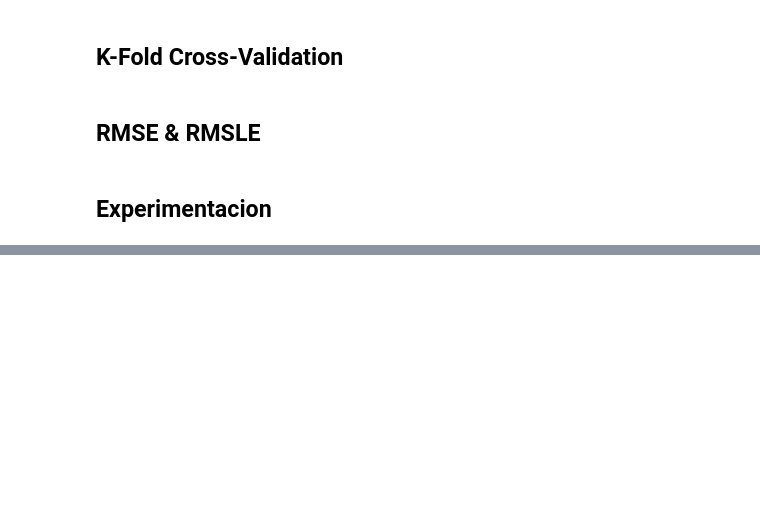
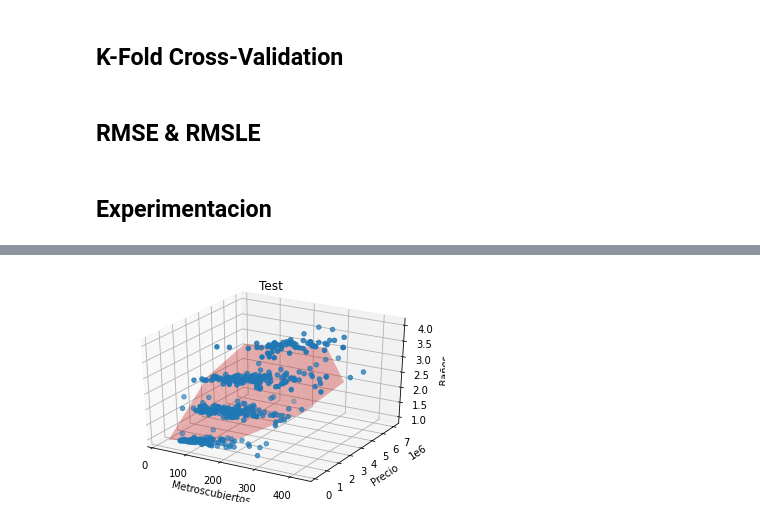
Before and after one commit to brianarrondo/metnum-tp3, a Jupyter notebook: notebooks/Experimentacion.ipynb, the cells around one changed output, grey strips where cells are left out. Drawn from its saved outputs; the diff is of its cells as text; code cells hidden in the pictures; blank space fills up the shorter version.

```diff
--- a/notebooks/Experimentacion.ipynb
+++ b/notebooks/Experimentacion.ipynb
@@ -181,0 +136,28 @@ sns.lineplot(data=df_test, x='metroscubiertos', y='prediction', color='red')
+# %%
+fig = plt.figure()
+ax = plt.axes(projection='3d')
+
+x = df_test[['metroscubiertos', 'banos']].values
+x = x.reshape(len(x), x.shape[1])
+df_test['prediction'] = linear_regressor.predict(x)
+
+# Data for a three-dimensional line
+zline = df_test['banos'].values
+xline = df_test['metroscubiertos'].values
+yline = df_test['prediction'].values
+ax.plot_trisurf(xline, yline, zline, color='red', alpha=0.3)
+
+
+# Data for three-dimensional scattered points
+zdata = df_train['banos'].values
+xdata = df_train['metroscubiertos'].values
+ydata = df_train['precio'].values
+ax.scatter3D(xdata, ydata, zdata)
+
+ax.set_title('Test');
+ax.set_xlabel('Metroscubiertos')
+ax.set_ylabel('Precio')
+ax.set_zlabel('Baños');
+#ax.view_init(60, 0)
+# %% [output]
+[figure, added]
```
Also changed, not shown: parts of 15 cells of this notebook, 1 other file.
